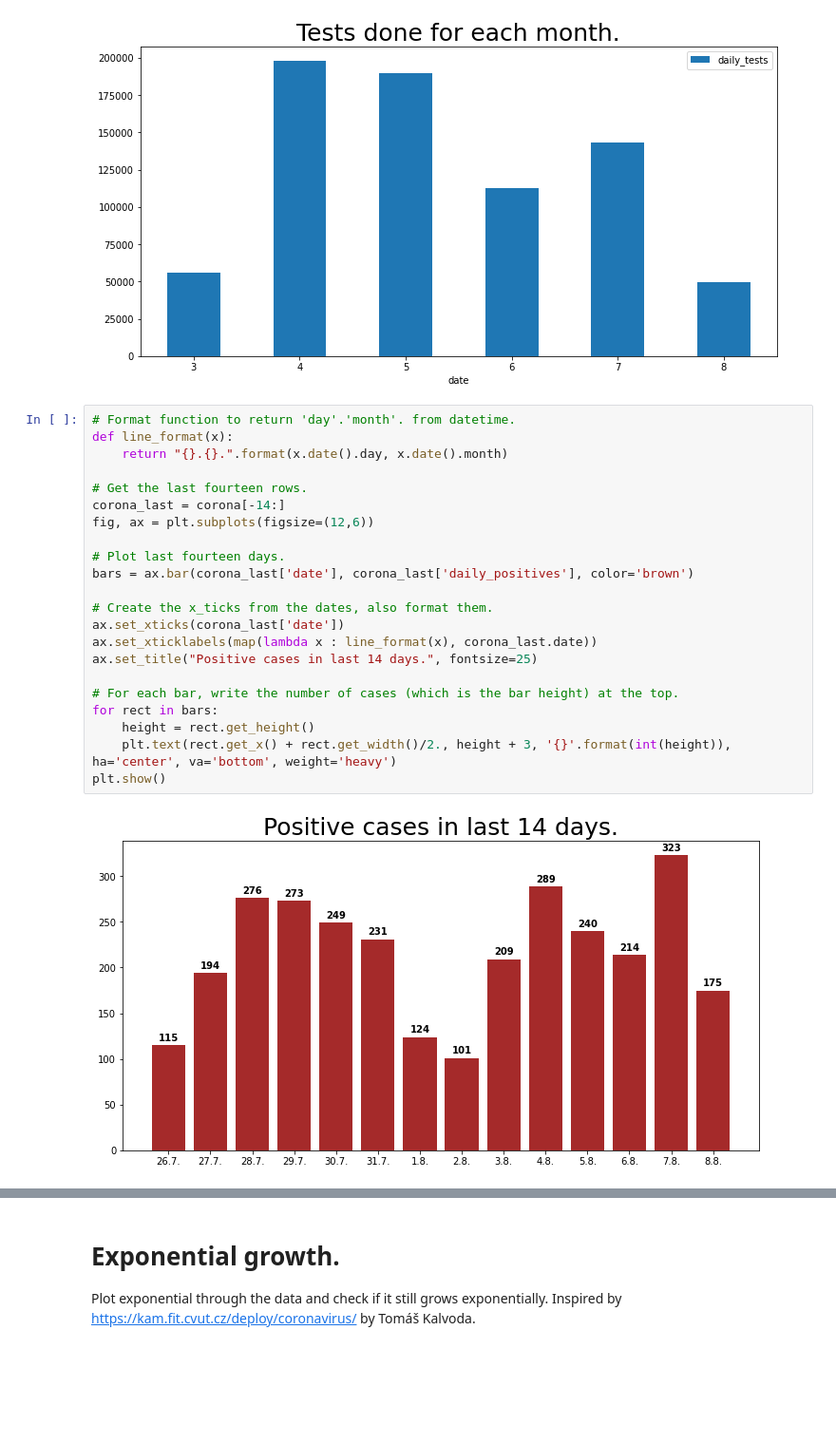
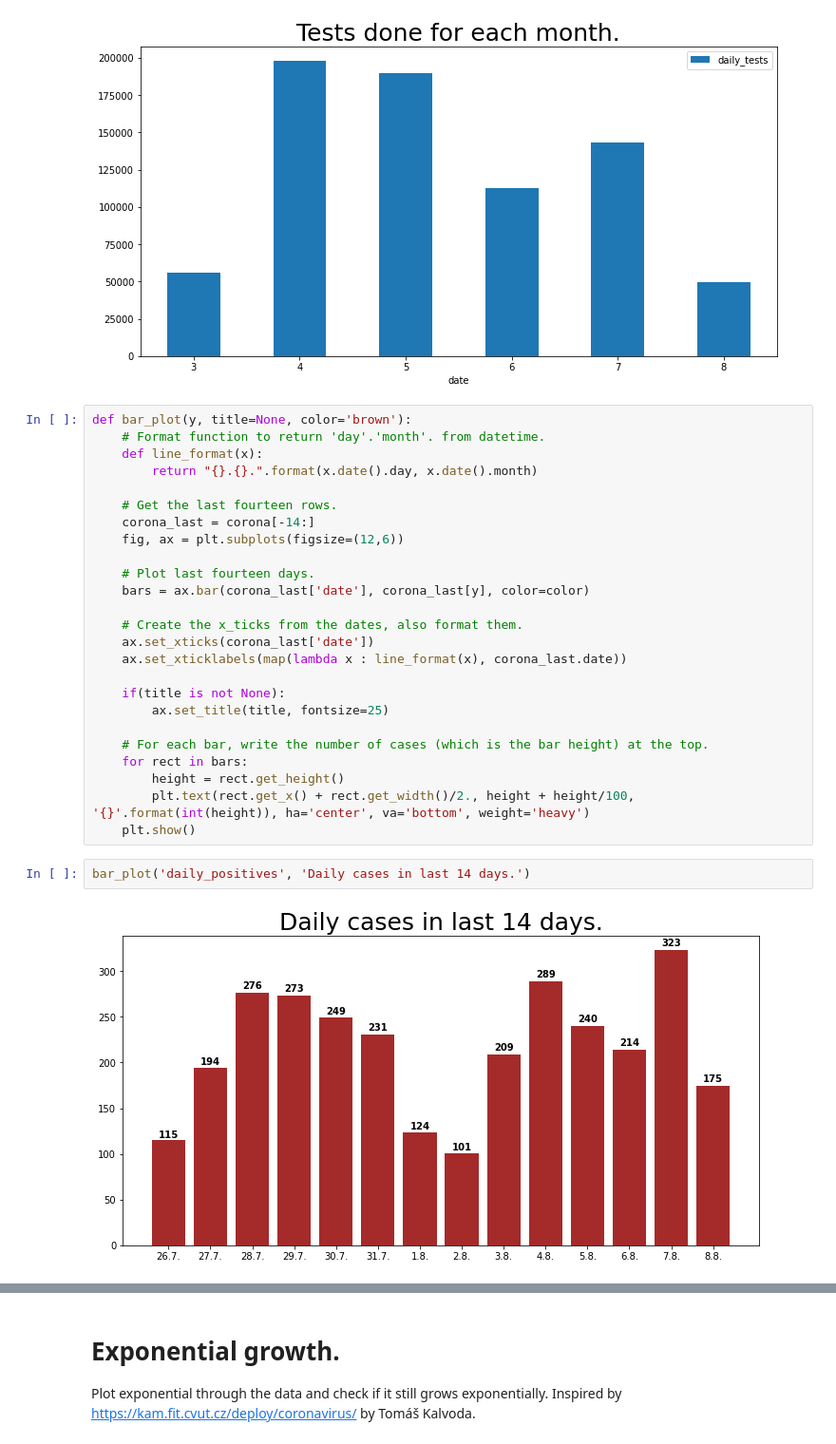
Before and after one commit to Gregofi/corona-czechia, a Jupyter notebook: corona.ipynb, the cells around one changed output, grey strips where cells are left out. Shown at 95% size. Drawn from its saved outputs; the diff is of its cells as text; blank space fills up the shorter version.

```diff
--- a/corona.ipynb
+++ b/corona.ipynb
@@ -180,26 +180,31 @@ ax.set_title("Tests done for each month.", fontsize=25)
 Text(0.5, 1.0, 'Tests done for each month.')
 [figure]
 # %%
-# Format function to return 'day'.'month'. from datetime.
-def line_format(x):
-    return "{}.{}.".format(x.date().day, x.date().month)
+def bar_plot(y, title=None, color='brown'):
+    # Format function to return 'day'.'month'. from datetime.
+    def line_format(x):
+        return "{}.{}.".format(x.date().day, x.date().month)
 
-# Get the last fourteen rows.
-corona_last = corona[-14:]
-fig, ax = plt.subplots(figsize=(12,6))
+    # Get the last fourteen rows.
+    corona_last = corona[-14:]
+    fig, ax = plt.subplots(figsize=(12,6))
 
-# Plot last fourteen days.
-bars = ax.bar(corona_last['date'], corona_last['daily_positives'], color='brown')
+    # Plot last fourteen days.
+    bars = ax.bar(corona_last['date'], corona_last[y], color=color)
 
-# Create the x_ticks from the dates, also format them.
-ax.set_xticks(corona_last['date'])
-ax.set_xticklabels(map(lambda x : line_format(x), corona_last.date))
-ax.set_title("Positive cases in last 14 days.", fontsize=25)
+    # Create the x_ticks from the dates, also format them.
+    ax.set_xticks(corona_last['date'])
+    ax.set_xticklabels(map(lambda x : line_format(x), corona_last.date))
 
-# For each bar, write the number of cases (which is the bar height) at the top.
-for rect in bars:
-    height = rect.get_height()
-    plt.text(rect.get_x() + rect.get_width()/2., height + 3, '{}'.format(int(height)), ha='center', va='bottom', weight='heavy')
-plt.show()
+    if(title is not None):
+        ax.set_title(title, fontsize=25)
+
+    # For each bar, write the number of cases (which is the bar height) at the top.
+    for rect in bars:
+        height = rect.get_height()
+        plt.text(rect.get_x() + rect.get_width()/2., height + height/100, '{}'.format(int(height)), ha='center', va='bottom', weight='heavy')
+    plt.show()
-# %% [output]
-[figure, removed]
+# %%
+bar_plot('daily_positives', 'Daily cases in last 14 days.')
+# %% [output]
+[figure, added]
```
Also changed, not shown: parts of 2 cells of this notebook.
